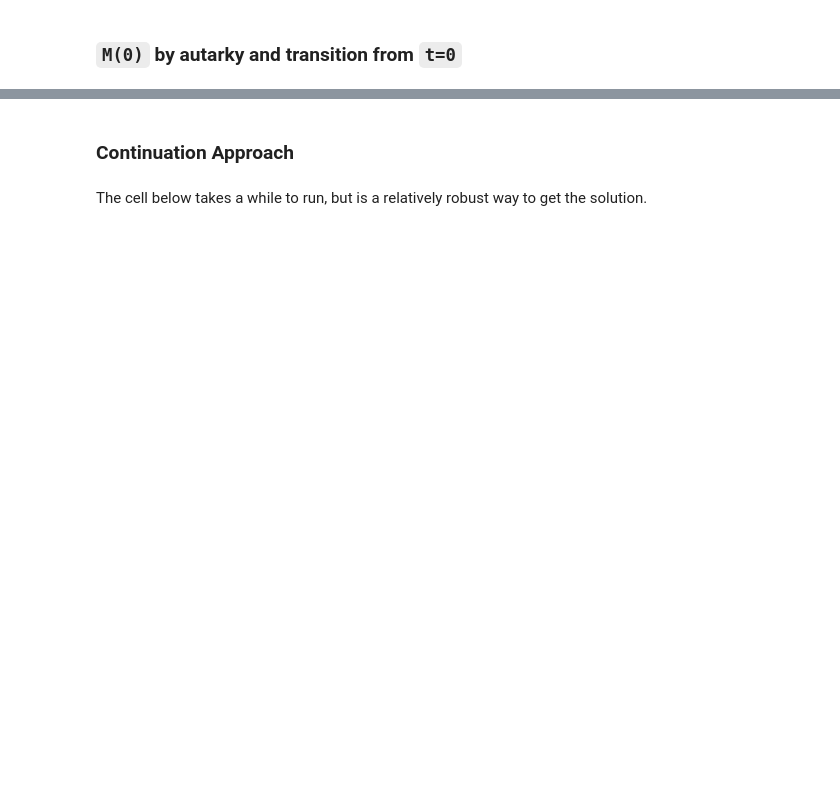
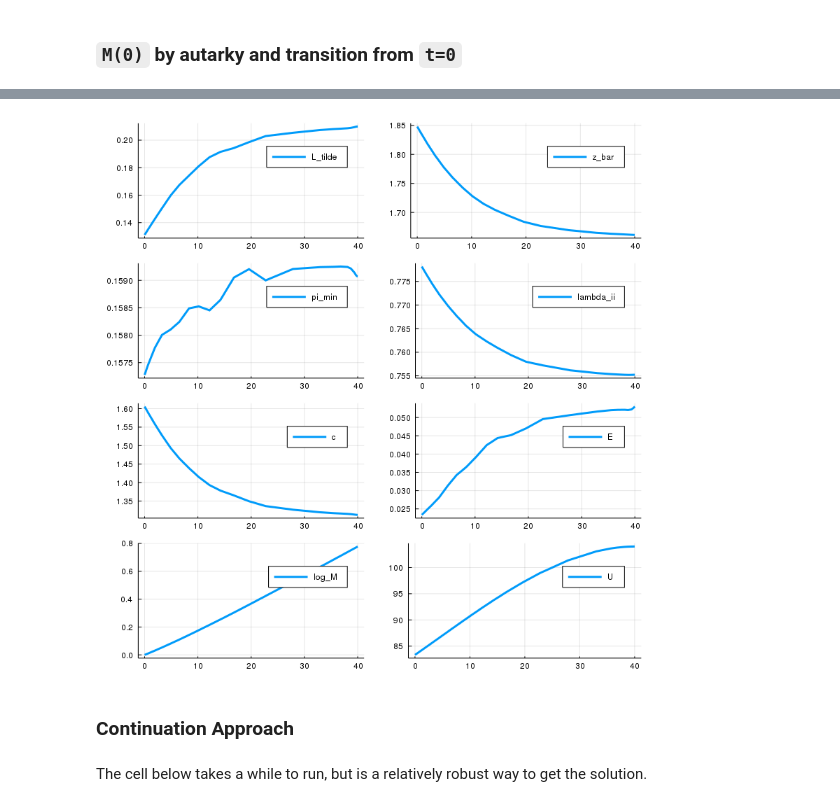
Before and after one commit to jlperla/PerlaTonettiWaugh.jl, a Jupyter notebook: solve-transition.ipynb, the cells around one changed output, grey strips where cells are left out. Drawn from its saved outputs; the diff is of its cells as text; code cells hidden in the pictures; blank space fills up the shorter version.

```diff
--- a/solve-transition.ipynb
+++ b/solve-transition.ipynb
@@ -188,3 +339,15 @@ consumption_equivalent(solved.U[1], stationary_sol_0.U_bar(T), parameters)
+# %%
+plot1 = plot(solved.t, solved.L_tilde, label = "L_tilde", lw = 3)
+plot2 = plot(solved.t, solved.z_bar, label = "z_bar", lw = 3)
+plot3 = plot(solved.t, solved.π_min, label = "pi_min", lw = 3)
+plot4 = plot(solved.t, solved.λ_ii, label = "lambda_ii", lw = 3)
+plot5 = plot(solved.t, solved.c, label = "c", lw = 3)
+plot6 = plot(solved.t, solved.E, label = "E", lw = 3)
+plot7 = plot(solved.t, solved.log_M, label = "log_M", lw = 3)
+plot8 = plot(solved.t, solved.U, label = "U", lw = 3)
+plot(plot1, plot2, plot3, plot4, plot5, plot6, plot7, plot8, layout=(4,2), size = (800, 800))
+# %% [output]
+[figure, added]
 # %% [markdown]
 ### Continuation Approach
 # %% [markdown]
```
Also changed, not shown: parts of 25 cells of this notebook.
